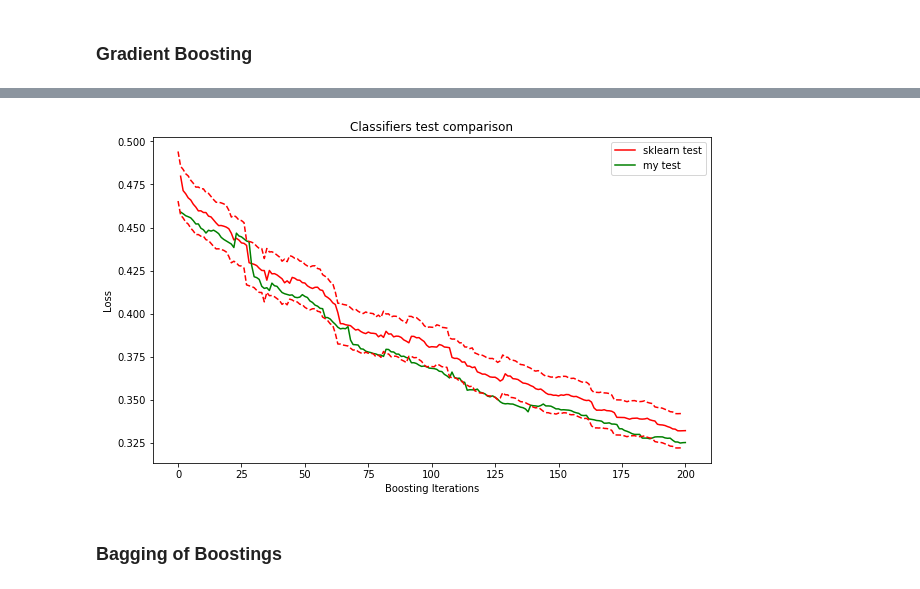
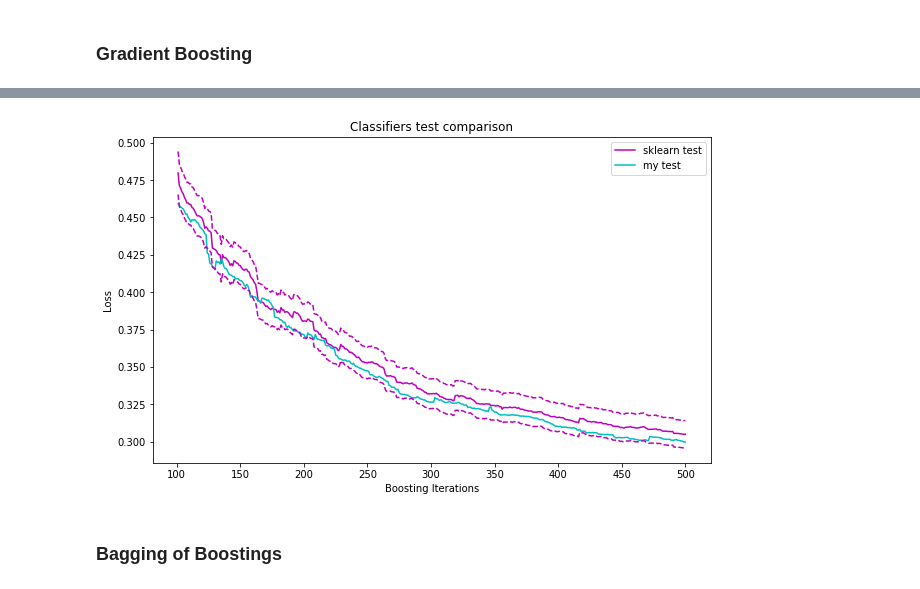
Before and after one commit to NastyBoget/sphere_3_semester, a Jupyter notebook: Unit 1/2. Ансамбли. Бустинг/homework2.ipynb, the cells around one changed output, grey strips where cells are left out. Saved outputs shown, nothing was run; the diff lists cells and outputs as text; code cells hidden in the pictures.

```diff
--- a/Unit 1/2. Ансамбли. Бустинг/homework2.ipynb
+++ b/Unit 1/2. Ансамбли. Бустинг/homework2.ipynb
@@ -288,0 +265,7 @@ class DecisionTree:
+# %%
+from sklearn.metrics import mean_squared_error
+
+myclf = DecisionTree(max_depth=1)
+myclf.fit(X_train, y_train)
+y_pred = myclf.predict(X_test)
+mean_squared_error(y_test, y_pred)
@@ -288,0 +274,7 @@ class DecisionTree:
+# %%
+from sklearn.tree import DecisionTreeRegressor
+
+clf = DecisionTreeRegressor(max_depth=1)
+clf.fit(X_train, y_train)
+y_pred = clf.predict(X_test)
+mean_squared_error(y_test, y_pred)
@@ -289,13 +283,13 @@ class DecisionTree:
 # %% [markdown]
 ### Gradient Boosting
 # %%
-N_ESTIMATORS = 300
+N_ESTIMATORS = 500
 # %%
 class GradientBoosting:
     def __init__(self, learning_rate=0.1,
                  n_estimators=100,
                  max_depth=3,
-                 base_estimator=DecisionTree):
+                 base_estimator=DecisionTreeRegressor):
 
         self.learning_rate = learning_rate
         self.n_estimators = n_estimators
@@ -303,7 +297,6 @@ class GradientBoosting:
         self.base_estimator = base_estimator
         self.estimators = [None] * self.n_estimators
         self.weights = []
-        self.train_score_ = []
         self.train_pred_ = []
 
     @staticmethod
@@ -335,7 +328,7 @@ class GradientBoosting:
             f = np.mean(a * (sigmoid - y))
             dfdb = np.mean(np.power(a, 2) * sigmoid * (1 - sigmoid))
             b = b - f / dfdb
-            if np.abs(f) < 1e-5:
+            if np.abs(f) < 1e-3:
                 break
         return b
 
@@ -417,15 +409,15 @@ for i, y_pred in enumerate(myclf.staged_decision_function(X_test)):
 START = 100
 plt.figure(figsize=(10, 6))
 plt.title('Classifiers test comparison')
-plt.plot(np.arange(N_ESTIMATORS - START) + 1, base_test_score[START:], 'r-', label='sklearn test')
-plt.plot(np.arange(N_ESTIMATORS - START) + 1, my_test_score[START:], 'g-', label='my test')
-plt.plot([x * 1.03 for x in base_test_score[START:]], 'r-', linestyle='--')
-plt.plot([x * 0.97 for x in base_test_score[START:]], 'r-', linestyle='--')
+plt.plot(np.arange(N_ESTIMATORS - START) + 1 + START, base_test_score[START:], 'm-', label='sklearn test')
+plt.plot(np.arange(N_ESTIMATORS - START) + 1 + START, my_test_score[START:], 'c-', label='my test')
+plt.plot(np.arange(N_ESTIMATORS - START) + 1 + START, [x * 1.03 for x in base_test_score[START:]], 'm-', linestyle='--')
+plt.plot(np.arange(N_ESTIMATORS - START) + 1 + START, [x * 0.97 for x in base_test_score[START:]], 'm-', linestyle='--')
 plt.legend(loc='upper right')
 plt.xlabel('Boosting Iterations')
 plt.ylabel('Loss')
 
-print(f"sklearn last test loss = {base_test_score[-1]}")
-print(f"threshold 3% = {0.97 * base_test_score[-1]}..{1.03 * base_test_score[-1]}")
-print(f"my last test loss = {my_test_score[-1]}")
+print(f"sklearn last test loss = {base_test_score[-1]:.4f}")
+print(f"threshold 3% = {0.97 * base_test_score[-1]:.4f}..{1.03 * base_test_score[-1]:.4f}")
+print(f"my last test loss = {my_test_score[-1]:.4f}")
 # %% [output]
@@ -435,4 +427,4 @@ my last test loss = 0.32512177020762595
-[figure, old version]
+[figure, new version]
 # %% [markdown]
 ### Bagging of Boostings
 # %%
```
Also changed, not shown: parts of 9 cells of this notebook.
